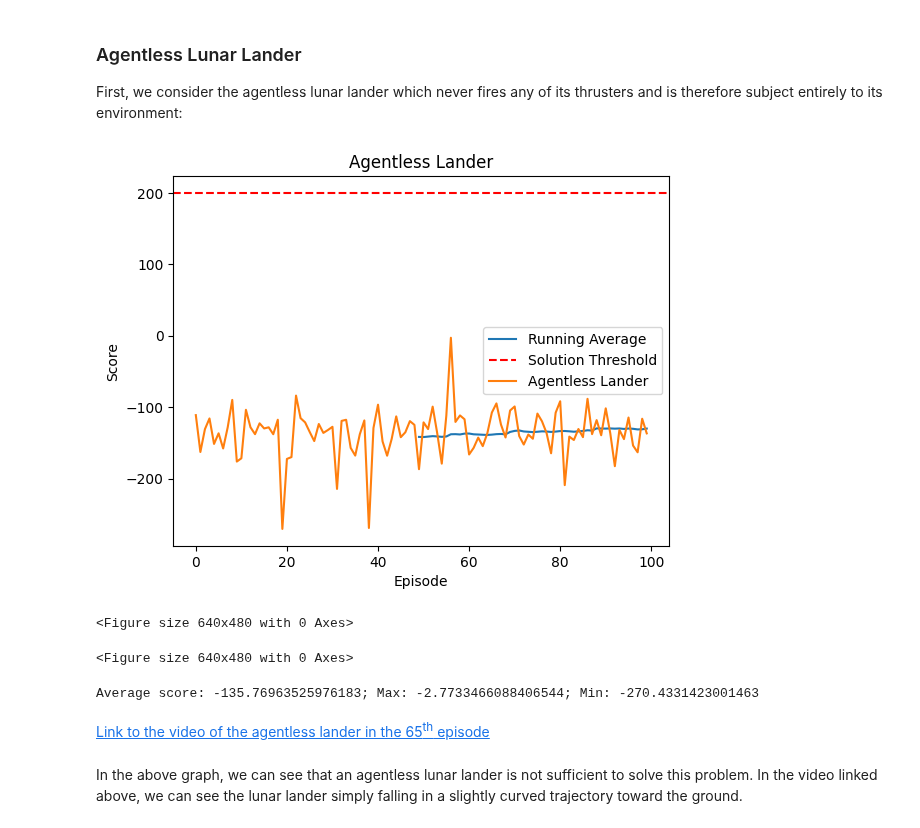
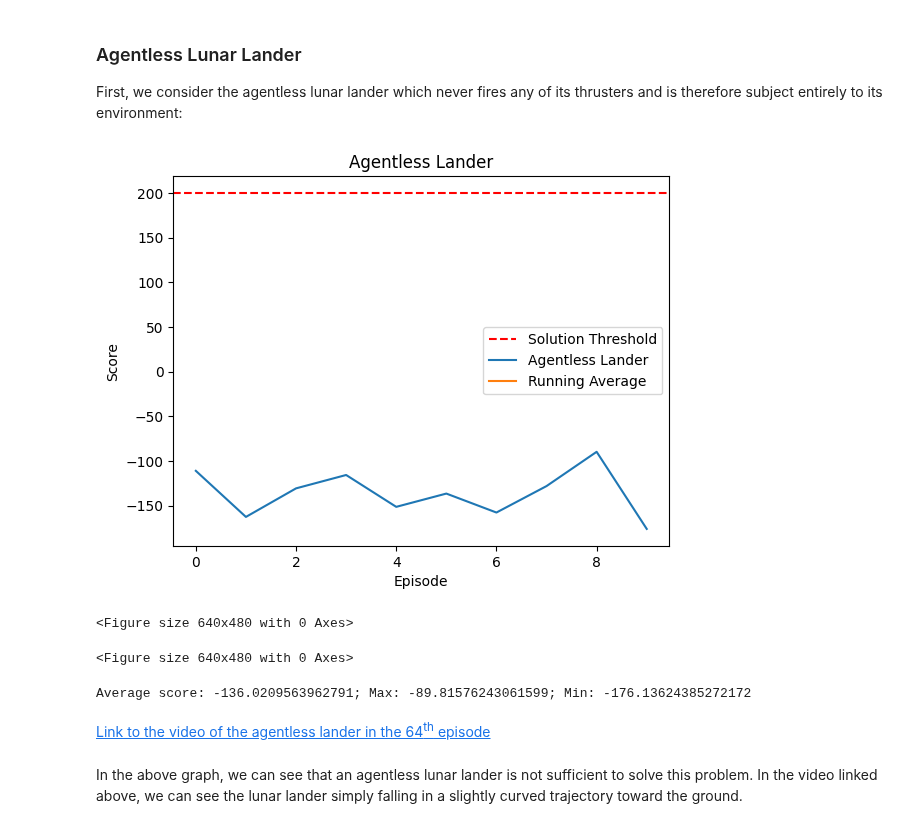
Before and after one commit to jaki9292/rl-project, a Jupyter notebook: project.ipynb, the cells around one changed output. Cells and saved outputs as stored; diff of their text form; code cells hidden in the pictures.

```diff
--- a/project.ipynb
+++ b/project.ipynb
@@ -853,29 +850,24 @@ First, we consider the agentless lunar lander which never fires any of its thrus
 # %%
 # Instantiate agentless lunar lander
 agentless_lander = LunarLander()
 
 # Maintain list of agent objects
 agents = [agentless_lander]
 
-# If GPU device is available
-if torch.cuda.is_available():
-    episodes = 1000
-    print("Device: cuda")
-else:
-    episodes = 100
+episodes = 10
 
 # Iterate over selected number of episodes
 agentless_lander.iterate(episodes, verbose = False, video = True, plot = True)
 
 # Print average, max, min
 average, max, min = agentless_lander.score_stats(verbose = True)
 # %% [output]
-[figure, old version]
+[figure, new version]
 <Figure size 640x480 with 0 Axes>
 <Figure size 640x480 with 0 Axes>
-Average score: -135.76963525976183; Max: -2.7733466088406544; Min: -270.4331423001463
+Average score: -136.0209563962791; Max: -89.81576243061599; Min: -176.13624385272172
 # %% [markdown]
-[Link to the video of the agentless lander in the 65<sup>th</sup> episode](videos/agentless-episode-64.mp4)
+[Link to the video of the agentless lander in the 64<sup>th</sup> episode](videos/agentless-lander-episode-64.mp4)
 # %% [markdown]
 In the above graph, we can see that an agentless lunar lander is not sufficient to solve this problem. In the video linked above, we can see the lunar lander simply falling in a slightly curved trajectory toward the ground.
 # %% [markdown]
```
Also changed, not shown: parts of 41 cells of this notebook.
